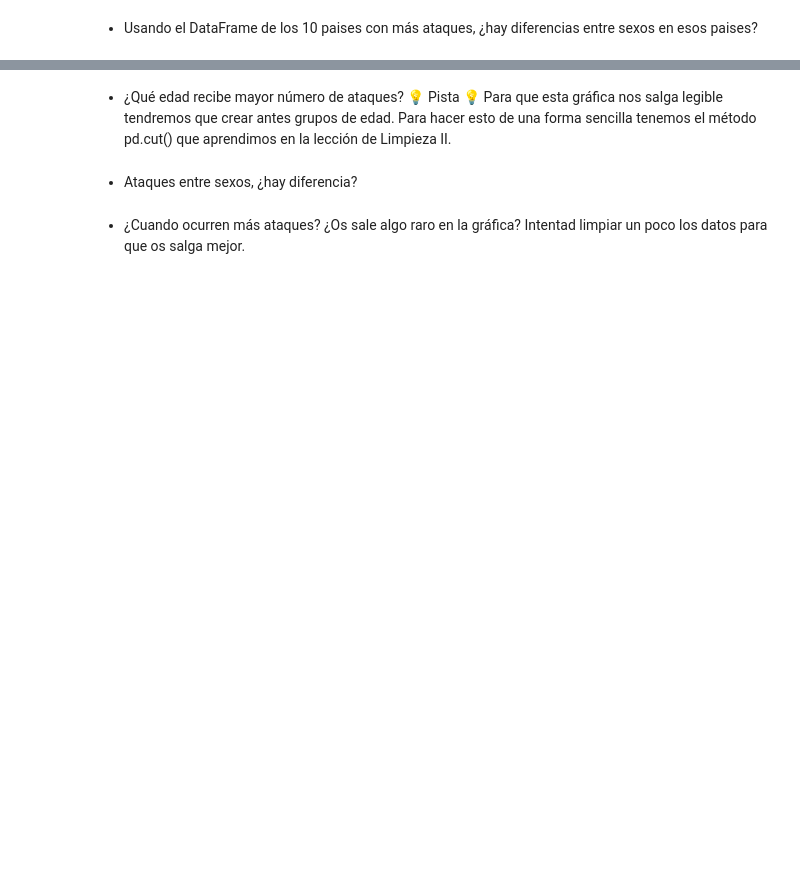
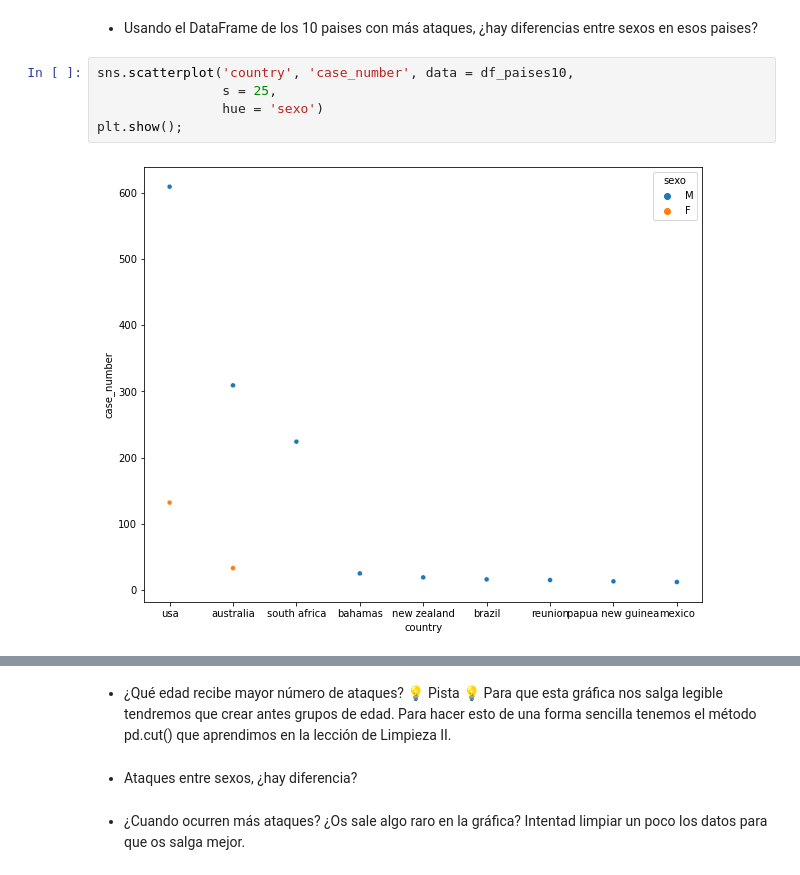
Before and after one commit to Adalab/DA-promo-c-modulo-2-sprint-2-Anahi-Mai, a Jupyter notebook: EDA/pp_eda_III.ipynb, the cells around one changed output, grey strips where cells are left out. Saved outputs shown, nothing was run; the diff lists cells and outputs as text; blank space fills up the shorter version.

```diff
--- a/EDA/pp_eda_III.ipynb
+++ b/EDA/pp_eda_III.ipynb
@@ -69,2 +131,9 @@ Manos a la obra con los plots, estos irán muy dirigidos hacia las preguntas que
 # %% [markdown]
 - Usando el DataFrame de los 10 paises con más ataques, ¿hay diferencias entre sexos en esos paises?
+# %%
+sns.scatterplot('country', 'case_number', data = df_paises10,
+                s = 25,
+                hue = 'sexo')
+plt.show();
+# %% [output]
+[figure, added]
```
Also changed, not shown: parts of 10 cells of this notebook, 2 other files.
